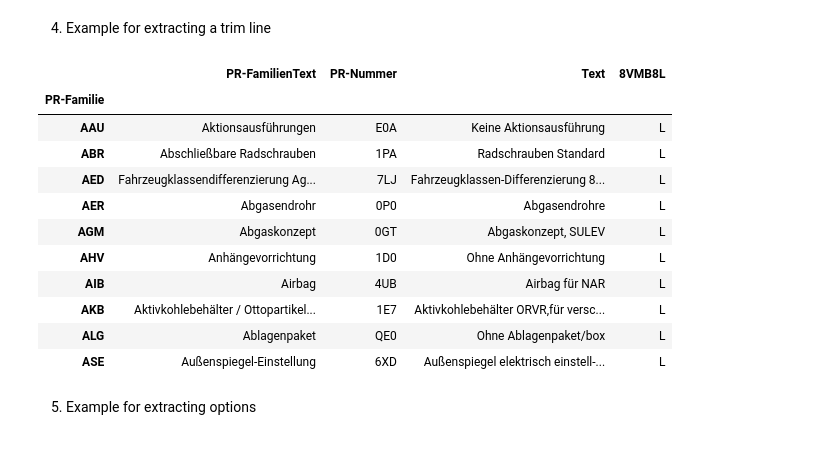
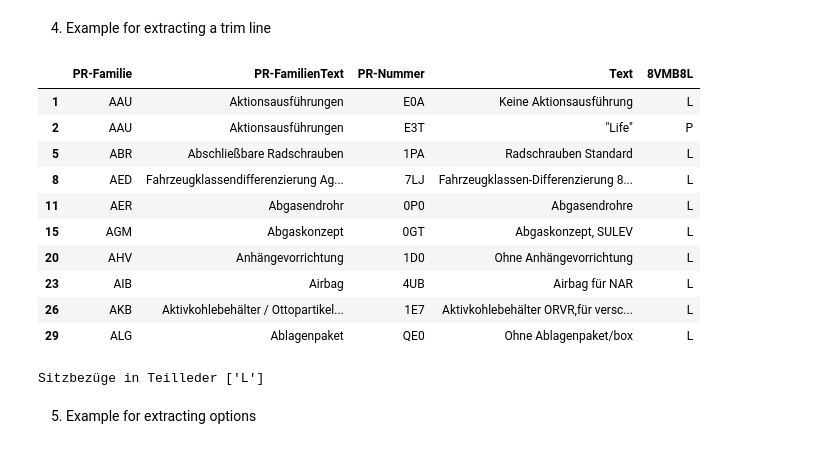
Before and after one commit to tappi287/RenderKnecht2, a Jupyter notebook: notebooks/vplus_pr_reader.ipynb, the cells around one changed output. Saved outputs shown, nothing was run; the diff lists cells and outputs as text; code cells hidden in the pictures.

```diff
--- a/notebooks/vplus_pr_reader.ipynb
+++ b/notebooks/vplus_pr_reader.ipynb
@@ -105,23 +105,33 @@ df.head(10)
 4. Example for extracting a trim line
 # %%
 model = df[['PR-Familie', 'PR-FamilienText', 'PR-Nummer', 'Text', '8VMB8L']]
-model.set_index(['PR-Familie'], inplace=True)
+# model.set_index(['PR-Familie'], inplace=True)
 
-trim = model[model['8VMB8L'].str.match('L')]
-trim.head(10)
+fakom_rows = model.loc[~model['8VMB8L'].isin(['-'])]
+# fakom_rows = fakom_rows.loc[fakom_rows['PR-Familie'].isin(['LUM', 'SIB', 'vos'], )]
+fakom_rows.head(10)
 # %% [output]
-|  | PR-FamilienText | PR-Nummer | Text | 8VMB8L |
-| PR-Familie |  |  |  |  |
-| AAU | Aktionsausführungen | E0A | Keine Aktionsausführung | L |
-| ABR | Abschließbare Radschrauben | 1PA | Radschrauben Standard | L |
-| AED | Fahrzeugklassendifferenzierung Ag... | 7LJ | Fahrzeugklassen-Differenzierung 8... | L |
-| AER | Abgasendrohr | 0P0 | Abgasendrohre | L |
-| AGM | Abgaskonzept | 0GT | Abgaskonzept, SULEV | L |
-| AHV | Anhängevorrichtung | 1D0 | Ohne Anhängevorrichtung | L |
-| AIB | Airbag | 4UB | Airbag für NAR | L |
-| AKB | Aktivkohlebehälter / Ottopartikel... | 1E7 | Aktivkohlebehälter ORVR,für versc... | L |
-| ALG | Ablagenpaket | QE0 | Ohne Ablagenpaket/box | L |
-| ASE | Außenspiegel-Einstellung | 6XD | Außenspiegel elektrisch einstell-... | L |
+|  | PR-Familie | PR-FamilienText | PR-Nummer | Text | 8VMB8L |
+| 1 | AAU | Aktionsausführungen | E0A | Keine Aktionsausführung | L |
+| 2 | AAU | Aktionsausführungen | E3T | "Life" | P |
+| 5 | ABR | Abschließbare Radschrauben | 1PA | Radschrauben Standard | L |
+| 8 | AED | Fahrzeugklassendifferenzierung Ag... | 7LJ | Fahrzeugklassen-Differenzierung 8... | L |
+| 11 | AER | Abgasendrohr | 0P0 | Abgasendrohre | L |
+| 15 | AGM | Abgaskonzept | 0GT | Abgaskonzept, SULEV | L |
+| 20 | AHV | Anhängevorrichtung | 1D0 | Ohne Anhängevorrichtung | L |
+| 23 | AIB | Airbag | 4UB | Airbag für NAR | L |
+| 26 | AKB | Aktivkohlebehälter / Ottopartikel... | 1E7 | Aktivkohlebehälter ORVR,für versc... | L |
+| 29 | ALG | Ablagenpaket | QE0 | Ohne Ablagenpaket/box | L |
+# %%
+sib_rows = fakom_rows.loc[fakom_rows['PR-Familie'].str.match('SIB', case=False)]
+sib_set = {'N4M', 'off'}
+valid_sib = sib_set.intersection(sib_rows['PR-Nummer'].values)
+for sib in valid_sib:
+    sib_row = sib_rows.loc[sib_rows['PR-Nummer'] == sib]
+    sib_code = sib_row['8VMB8L'].unique()
+    print(sib_row['Text'].unique()[0], sib_code)
+# %% [output]
+Sitzbezüge in Teilleder ['L']
 # %% [markdown]
 5. Example for extracting options
 # %%
```
Also changed, not shown: 11 other files.
